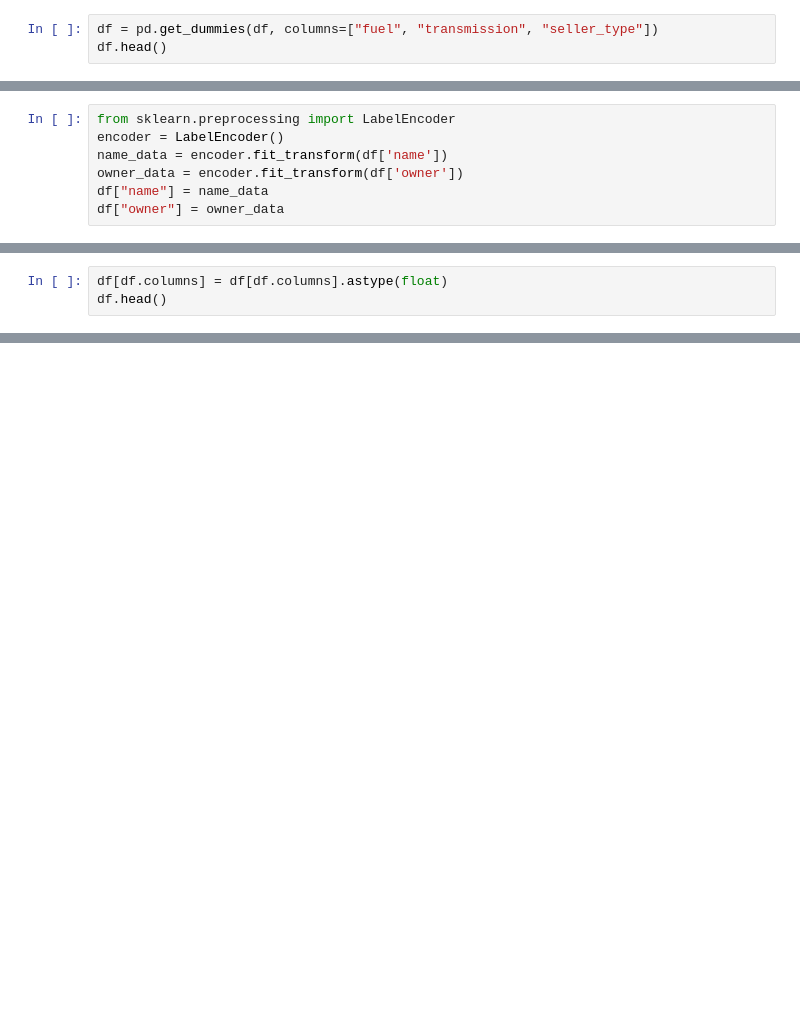
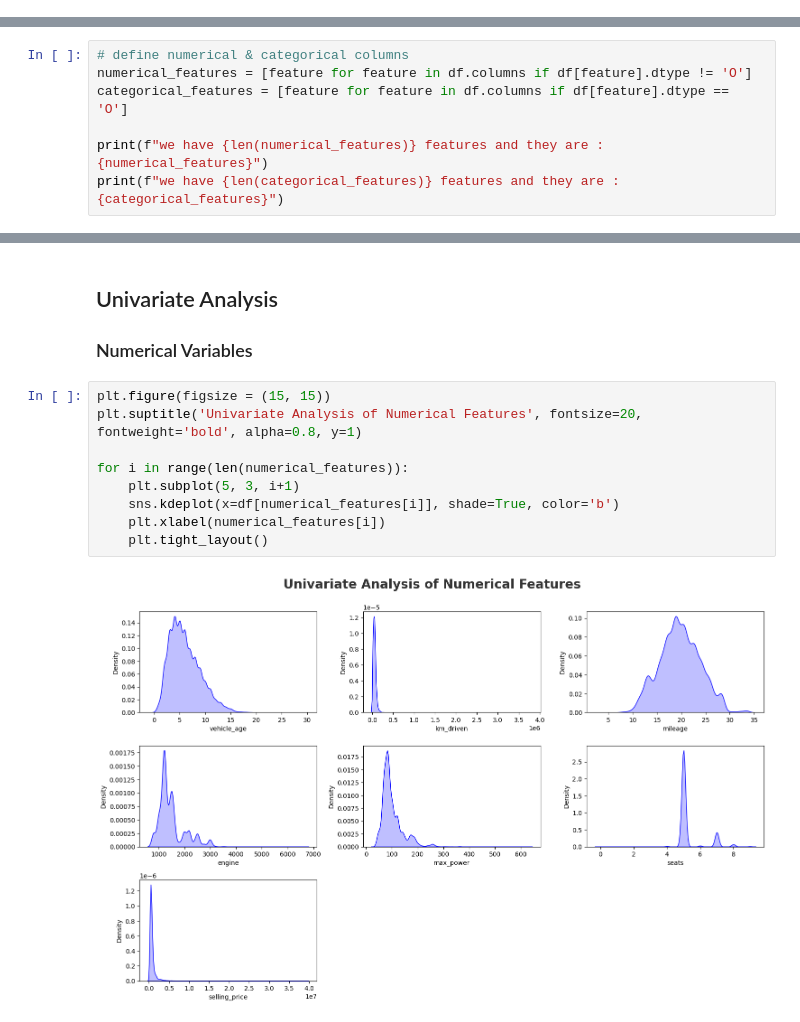
Before and after one commit to RohitKrish46/car-price-predictor, a Jupyter notebook: EDA.ipynb, the cells around one changed output, grey strips where cells are left out. Drawn from its saved outputs; the diff is of its cells as text; blank space fills up the shorter version.

```diff
--- a/EDA.ipynb
+++ b/EDA.ipynb
@@ -128,3 +42,0 @@ df.head()
-# %%
-df = pd.get_dummies(df, columns=["fuel", "transmission", "seller_type"])
-df.head()
@@ -140,7 +42,0 @@ Encoding name, owner using label encoder
-# %%
-from sklearn.preprocessing import LabelEncoder
-encoder = LabelEncoder()
-name_data = encoder.fit_transform(df['name'])
-owner_data = encoder.fit_transform(df['owner'])
-df["name"] = name_data
-df["owner"] = owner_data
@@ -156,3 +42,0 @@ df.head()
-# %%
-df[df.columns] = df[df.columns].astype(float)
-df.head()
@@ -184,0 +84,7 @@ rmse
+# %%
+# define numerical & categorical columns
+numerical_features = [feature for feature in df.columns if df[feature].dtype != 'O']
+categorical_features = [feature for feature in df.columns if df[feature].dtype == 'O']
+
+print(f"we have {len(numerical_features)} features and they are : {numerical_features}")
+print(f"we have {len(categorical_features)} features and they are : {categorical_features}")
@@ -184,0 +132,15 @@ rmse
+# %% [markdown]
+## Univariate Analysis
+
+### Numerical Variables
+# %%
+plt.figure(figsize = (15, 15))
+plt.suptitle('Univariate Analysis of Numerical Features', fontsize=20, fontweight='bold', alpha=0.8, y=1)
+
+for i in range(len(numerical_features)):
+    plt.subplot(5, 3, i+1)
+    sns.kdeplot(x=df[numerical_features[i]], shade=True, color='b')
+    plt.xlabel(numerical_features[i])
+    plt.tight_layout()
+# %% [output]
+[figure, added]
```
Also changed, not shown: parts of 58 cells of this notebook, 1 other file.
